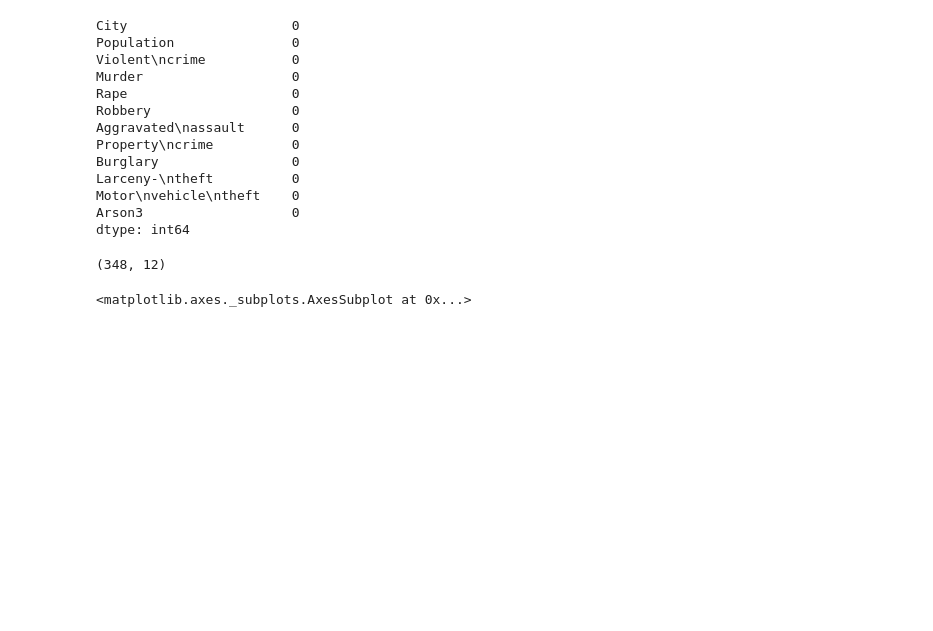
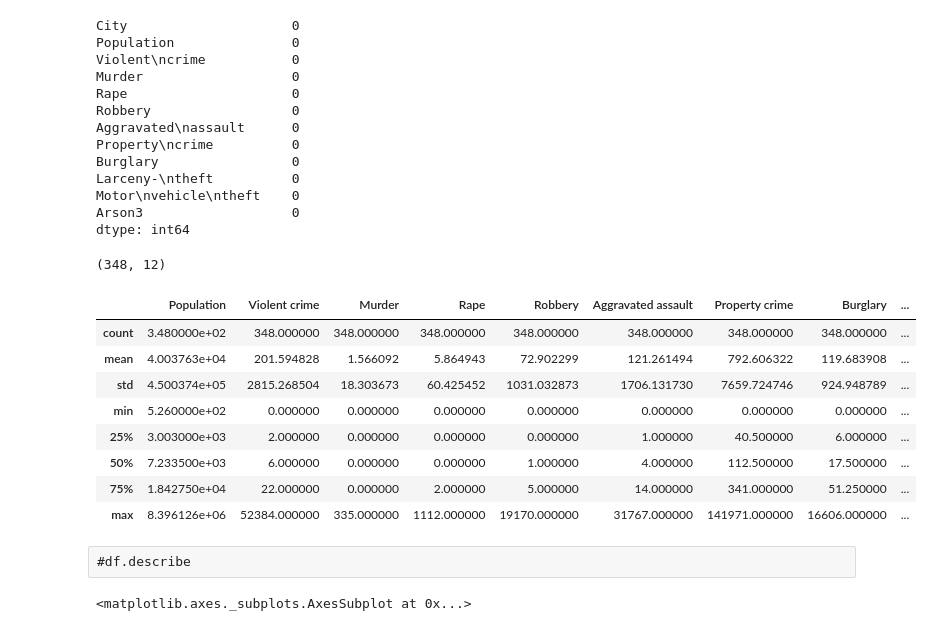
Before and after one commit to v2br/AI_study, a Jupyter notebook: unit2/Unit2Lesson4MyRegressionModel.ipynb, the cells around one changed output. Saved outputs shown, nothing was run; the diff lists cells and outputs as text; code cells hidden in the pictures; blank space fills up the shorter version.

```diff
--- a/unit2/Unit2Lesson4MyRegressionModel.ipynb
+++ b/unit2/Unit2Lesson4MyRegressionModel.ipynb
@@ -80,4 +84,18 @@ dtype: int64
 df.shape
 # %% [output]
 (348, 12)
+# %%
+df.describe()
+# %% [output]
+|  | Population | Violent crime | Murder | Rape | Robbery | Aggravated assault | Property crime | Burglary | ... |
+| count | 3.480000e+02 | 348.000000 | 348.000000 | 348.000000 | 348.000000 | 348.000000 | 348.000000 | 348.000000 | ... |
+| mean | 4.003763e+04 | 201.594828 | 1.566092 | 5.864943 | 72.902299 | 121.261494 | 792.606322 | 119.683908 | ... |
+| std | 4.500374e+05 | 2815.268504 | 18.303673 | 60.425452 | 1031.032873 | 1706.131730 | 7659.724746 | 924.948789 | ... |
+| min | 5.260000e+02 | 0.000000 | 0.000000 | 0.000000 | 0.000000 | 0.000000 | 0.000000 | 0.000000 | ... |
+| 25% | 3.003000e+03 | 2.000000 | 0.000000 | 0.000000 | 0.000000 | 1.000000 | 40.500000 | 6.000000 | ... |
+| 50% | 7.233500e+03 | 6.000000 | 0.000000 | 0.000000 | 1.000000 | 4.000000 | 112.500000 | 17.500000 | ... |
+| 75% | 1.842750e+04 | 22.000000 | 0.000000 | 2.000000 | 5.000000 | 14.000000 | 341.000000 | 51.250000 | ... |
+| max | 8.396126e+06 | 52384.000000 | 335.000000 | 1112.000000 | 19170.000000 | 31767.000000 | 141971.000000 | 16606.000000 | ... |
+# %% [raw]
+#df.describe
 # %%
```
Also changed, not shown: parts of 14 cells of this notebook, 6 other files.
